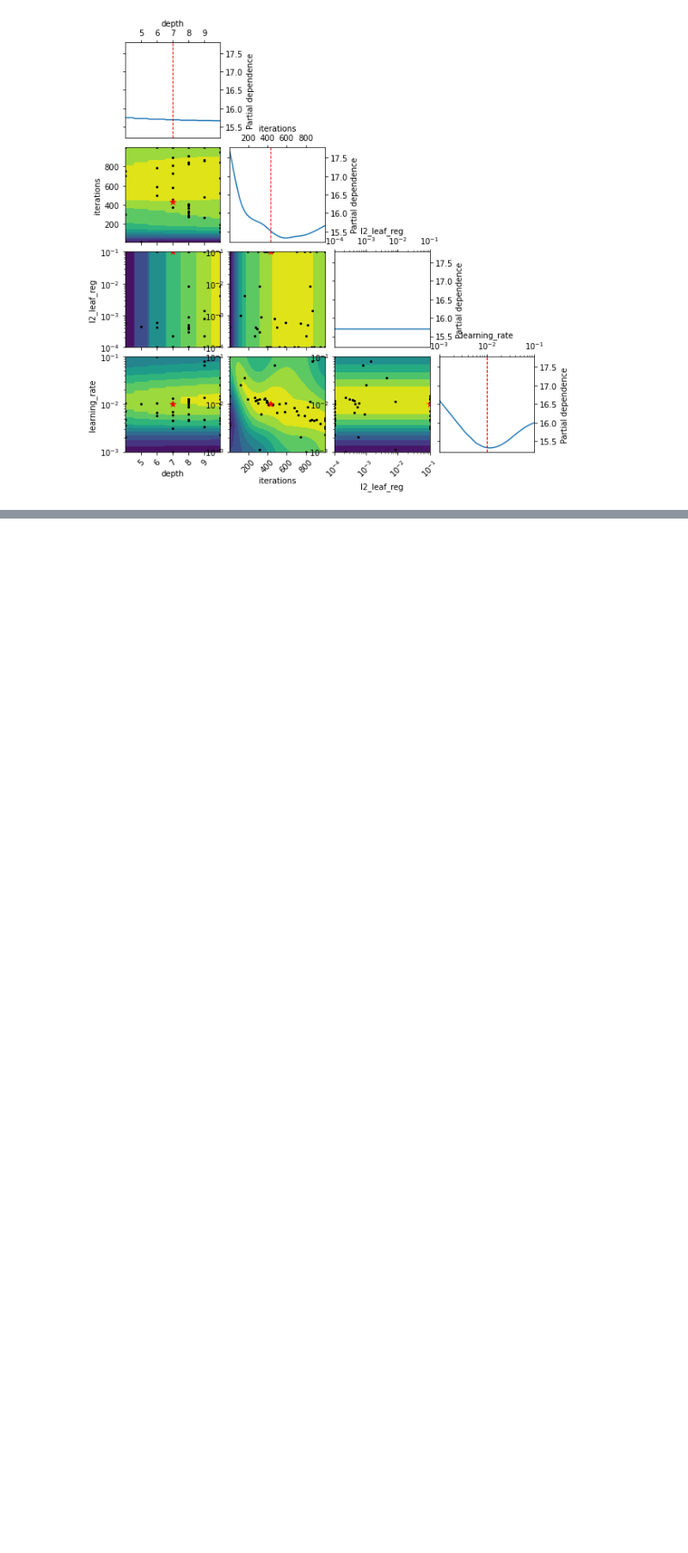
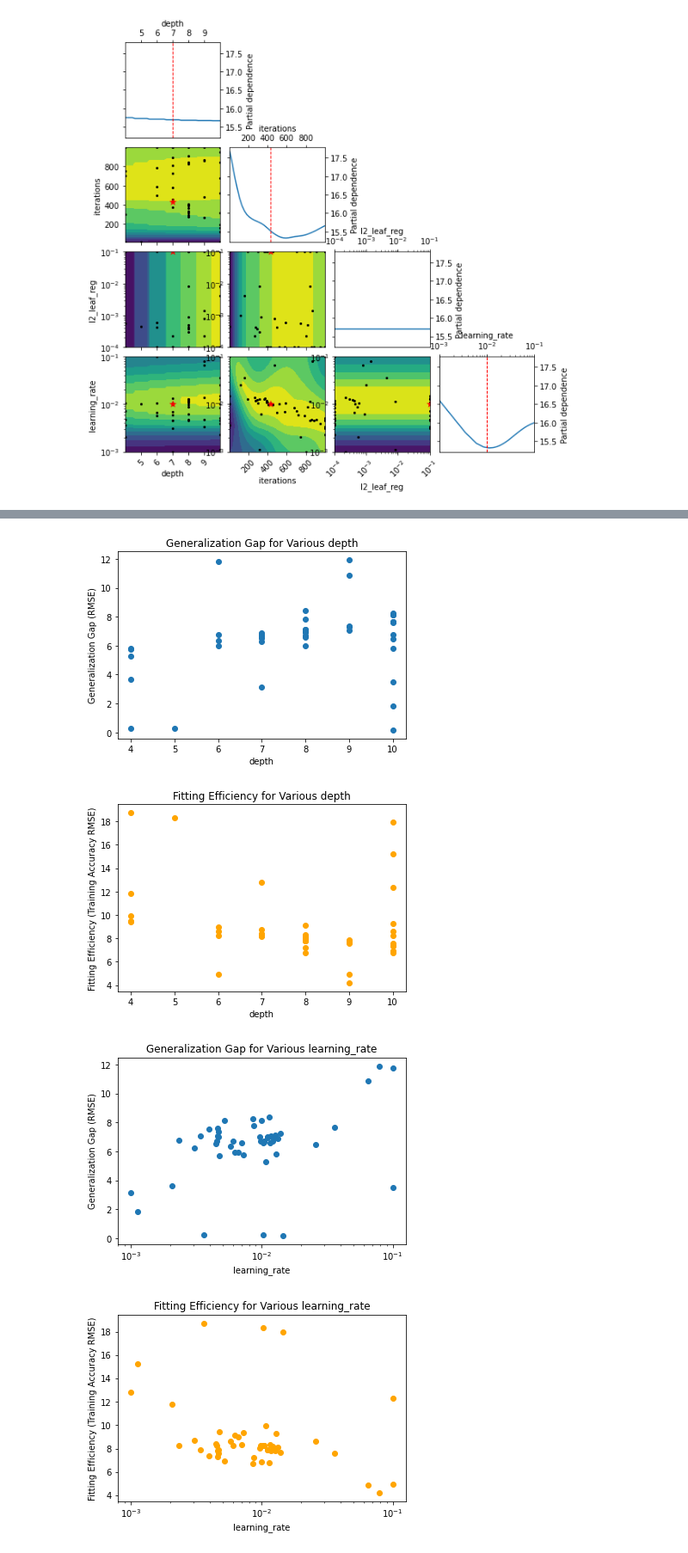
Before and after one commit to ztucker4/ECE219_Winter2021, a Jupyter notebook: Project_4/Project_4.ipynb, the cells around one changed output, grey strips where cells are left out. Shown at 86% size. Drawn from its saved outputs; the diff is of its cells as text; code cells hidden in the pictures; blank space fills up the shorter version.

```diff
--- a/Project_4/Project_4.ipynb
+++ b/Project_4/Project_4.ipynb
@@ -897,0 +1014,39 @@ ResourceWarning: Enable tracemalloc to get the object allocation traceback
+# %%
+#Plot generalization/fitting information for CatBoost
+opt_Cat = pd.DataFrame(loaded_cat.cv_results_)
+
+cat_params = ['depth', 'learning_rate', 'iterations', 'l2_leaf_reg']
+cat_params = ['param_' + elem for elem in cat_params]
+
+#Plot param vs. regularization (abs(train accuracy- val accuracy))
+#Plot param vs. training accuracy
+
+acc_gap = abs(opt_Cat['mean_train_score'] - opt_Cat['mean_test_score'])
+train_acc = opt_Cat['mean_train_score']
+
+
+for par in cat_params:
+    #arr = [vals for vals in sorted(zip(opt_Cat[par],acc_gap))]
+
+    if (par == 'param_learning_rate' or par == 'param_l2_leaf_reg'):
+        scale = 'log'
+    else:
+        scale = 'linear'
+    plt.scatter(opt_Cat[par], acc_gap)
+    plt.xscale(scale)
+    plt.xlabel(par.replace("param_", ""))
+    plt.ylabel("Generalization Gap (RMSE)")
+    plt.title("Generalization Gap for Various " + par.replace("param_", ""))
+    plt.show()
+
+    plt.scatter(opt_Cat[par], -train_acc, color="orange")
+    plt.xscale(scale)
+    plt.xlabel(par.replace("param_", ""))
+    plt.ylabel("Fitting Efficiency (Training Accuracy RMSE)")
+    plt.title("Fitting Efficiency for Various " + par.replace("param_", ""))
+    plt.show()
+# %% [output]
+[figure, added]
+[figure, added]
+[figure, added]
+[figure, added]
```
Also changed, not shown: parts of 13 cells of this notebook.
